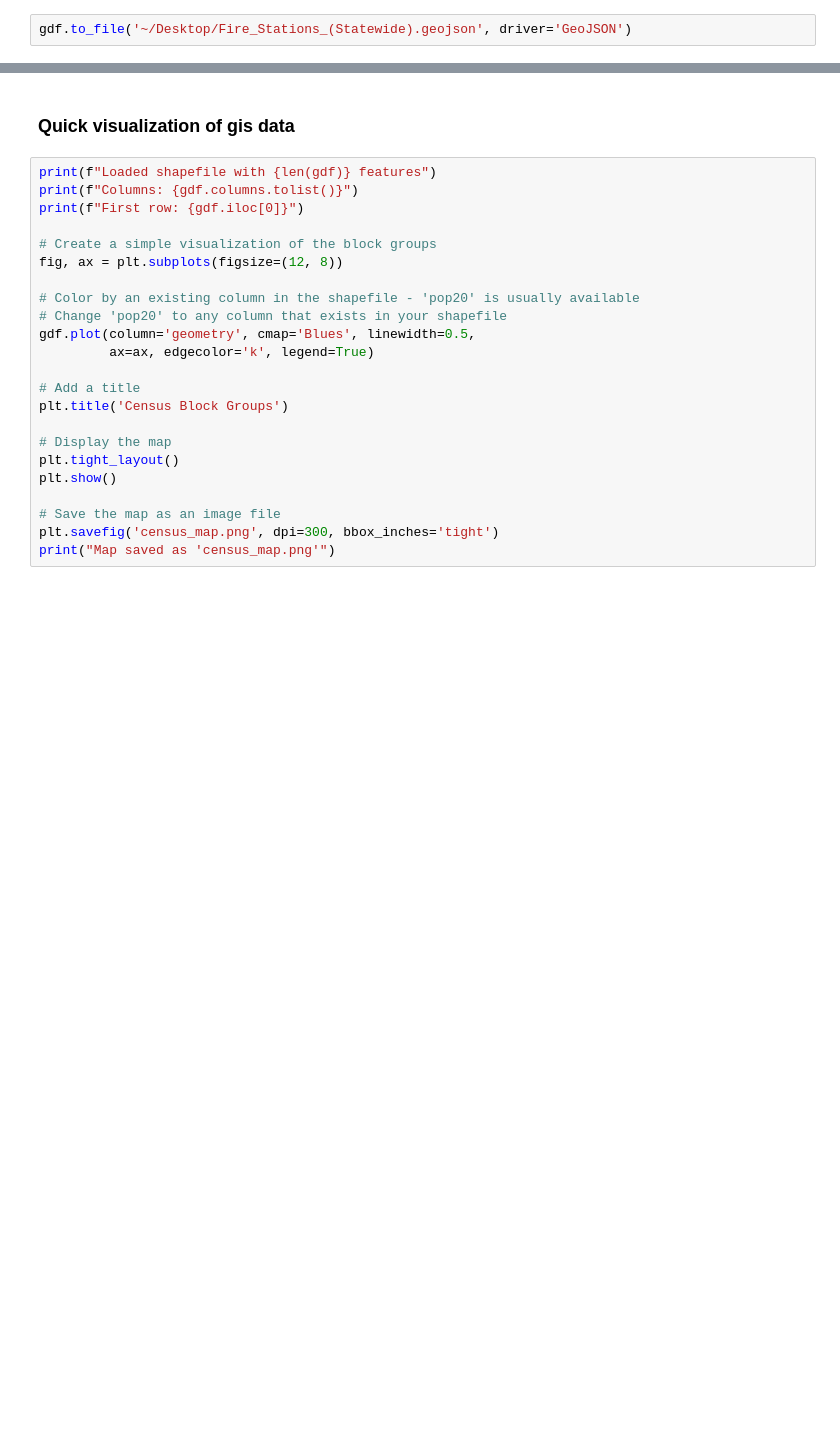
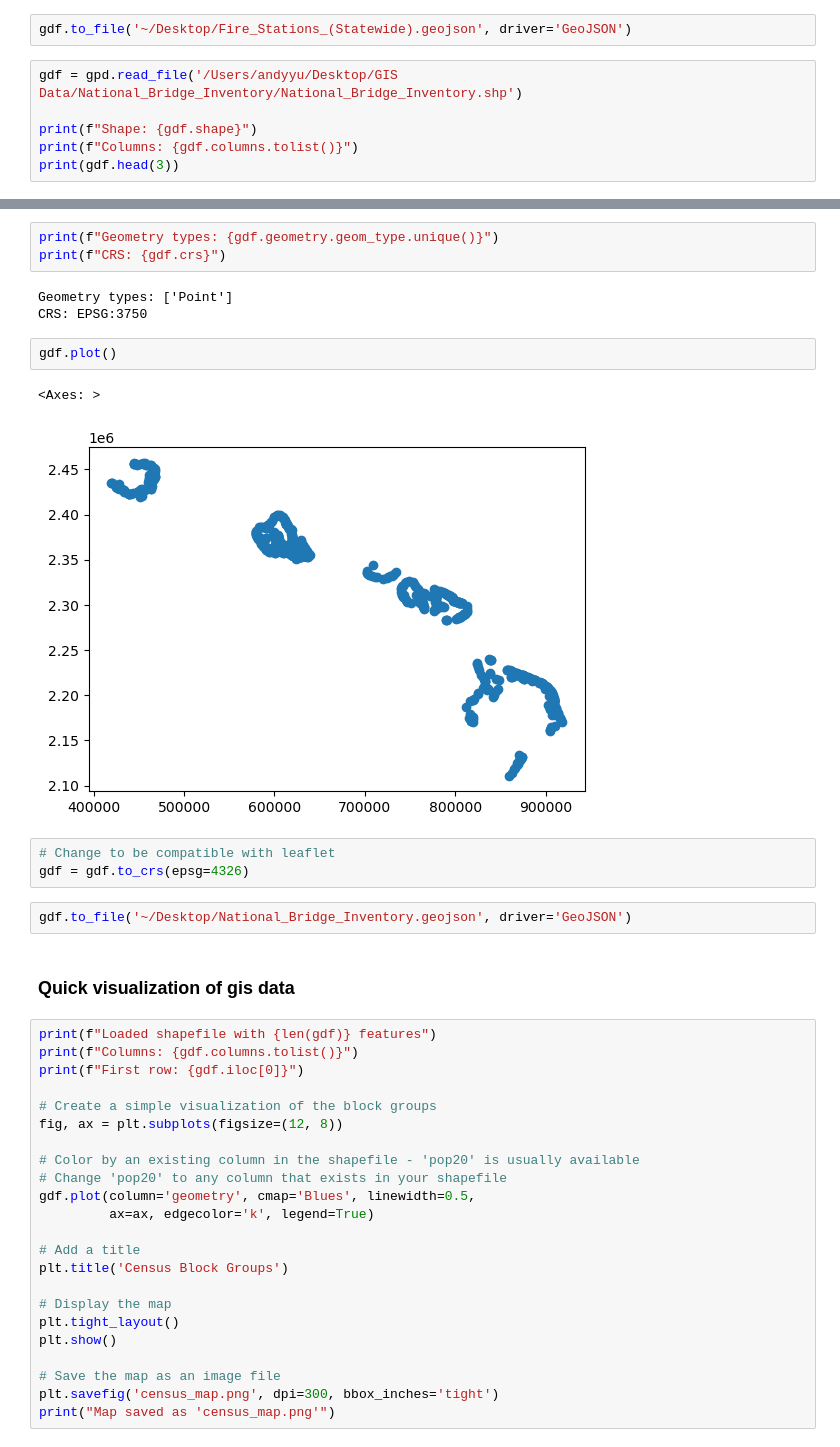
Before and after one commit to UH-CI/ccsvi-dashboard, a Jupyter notebook: notebooks/map_visual.ipynb, the cells around one changed output, grey strips where cells are left out. Drawn from its saved outputs; the diff is of its cells as text; blank space fills up the shorter version.

Commit message:
Add bridges to point data

```diff
--- a/notebooks/map_visual.ipynb
+++ b/notebooks/map_visual.ipynb
@@ -48,2 +43,8 @@ gdf.shape
 # %%
 gdf.to_file('~/Desktop/Fire_Stations_(Statewide).geojson', driver='GeoJSON')
+# %%
+gdf = gpd.read_file('/Users/andyyu/Desktop/GIS Data/National_Bridge_Inventory/National_Bridge_Inventory.shp')
+
+print(f"Shape: {gdf.shape}")
+print(f"Columns: {gdf.columns.tolist()}")
+print(gdf.head(3))
@@ -50,3 +69,19 @@ gdf.to_file('~/Desktop/Fire_Stations_(Statewide).geojson', driver='GeoJSON')
+# %%
+print(f"Geometry types: {gdf.geometry.geom_type.unique()}")
+print(f"CRS: {gdf.crs}")
+# %% [output]
+Geometry types: ['Point']
+CRS: EPSG:3750
+# %%
+gdf.plot()
+# %% [output]
+<Axes: >
+[figure, added]
+# %%
+# Change to be compatible with leaflet
+gdf = gdf.to_crs(epsg=4326)
+# %%
+gdf.to_file('~/Desktop/National_Bridge_Inventory.geojson', driver='GeoJSON')
 # %% [markdown]
 ### Quick visualization of gis data
 # %%
```
Also changed, not shown: parts of 3 cells of this notebook, 5 other files.
